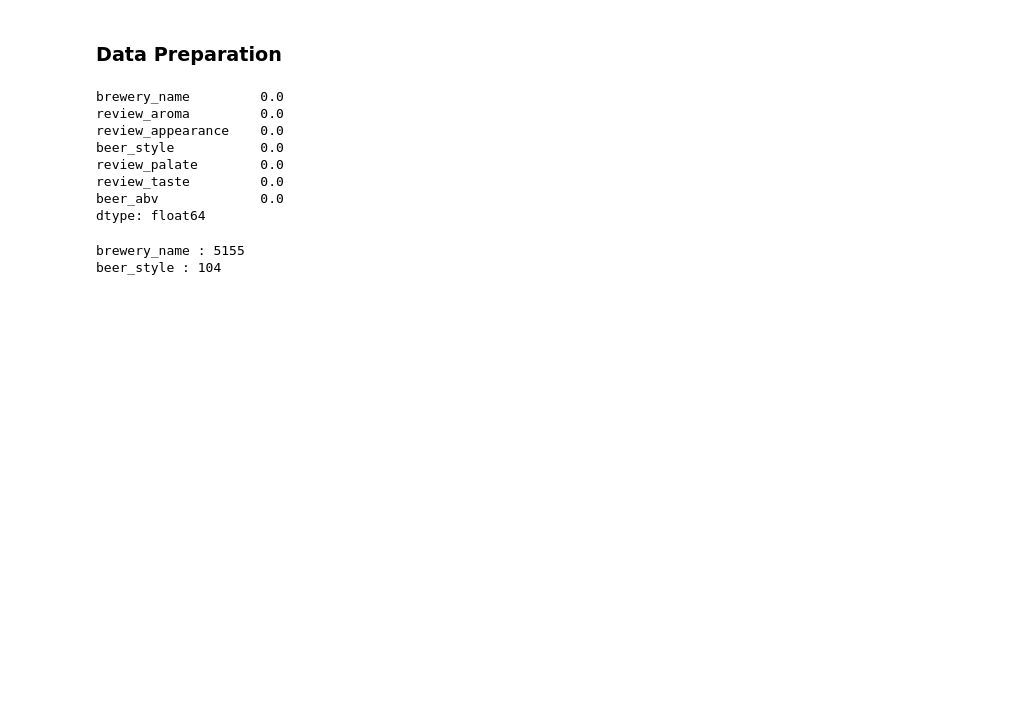
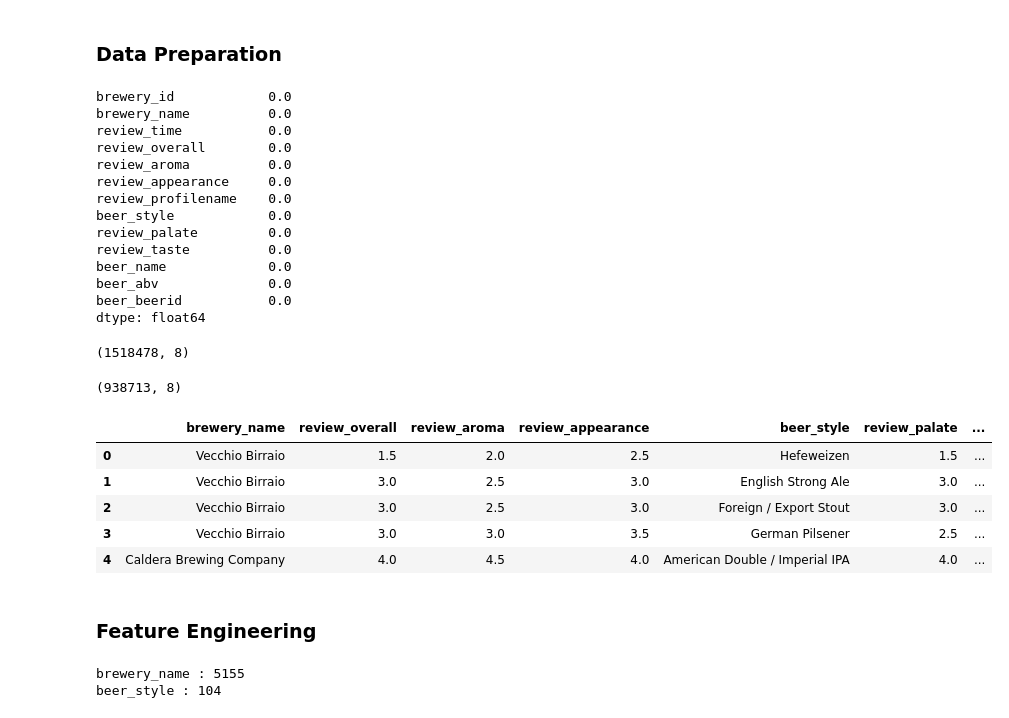
Before and after one commit to shanniemurd/adv_dsi_at_2, a Jupyter notebook: notebooks/AdvDSI_AT2.ipynb, the cells around one changed output. Saved outputs shown, nothing was run; the diff lists cells and outputs as text; code cells hidden in the pictures; blank space fills up the shorter version.

```diff
--- a/notebooks/data_prep-Copy1.ipynb
+++ b/notebooks/AdvDSI_AT2.ipynb
@@ -189,8 +192,6 @@ df['beer_style'].value_counts().plot.bar()
 ### Data Preparation
 # %%
 df_cleaned = df.copy()
-# %%
-df_cleaned = df_cleaned.loc[:,['brewery_name', 'review_aroma', 'review_appearance', 'beer_style','review_palate', 'review_taste','beer_abv']]
 # %%
 df_cleaned.drop_duplicates(inplace= True)
 df_cleaned.columns = df_cleaned.columns.str.strip()
@@ -202,14 +203,46 @@ df_cleaned.reset_index(drop=True, inplace=True)
 # %%
 df_cleaned.isnull().sum() * 100 / len(df_cleaned)
 # %% [output]
-brewery_name         0.0
-review_aroma         0.0
-review_appearance    0.0
-beer_style           0.0
-review_palate        0.0
-review_taste         0.0
-beer_abv             0.0
+brewery_id            0.0
+brewery_name          0.0
+review_time           0.0
+review_overall        0.0
+review_aroma          0.0
+review_appearance     0.0
+review_profilename    0.0
+beer_style            0.0
+review_palate         0.0
+review_taste          0.0
+beer_name             0.0
+beer_abv              0.0
+beer_beerid           0.0
 dtype: float64
+# %%
+df_cleaned = df_cleaned.loc[:,['brewery_name', 'review_overall','review_aroma', 'review_appearance', 'beer_style','review_palate', 'review_taste','beer_abv']]
+
+# removing duplicates from here provides a much much reduced dataset - possibility to explore
+# %%
+df_cleaned.shape
+# %% [output]
+(1518478, 8)
+# %%
+df_cleaned_alt = df_cleaned.copy()
+df_cleaned_alt.drop_duplicates(inplace= True)
+# %%
+df_cleaned_alt.shape
+# %% [output]
+(938713, 8)
+# %%
+df_cleaned_alt.head()
+# %% [output]
+|  | brewery_name | review_overall | review_aroma | review_appearance | beer_style | review_palate | ... |
+| 0 | Vecchio Birraio | 1.5 | 2.0 | 2.5 | Hefeweizen | 1.5 | ... |
+| 1 | Vecchio Birraio | 3.0 | 2.5 | 3.0 | English Strong Ale | 3.0 | ... |
+| 2 | Vecchio Birraio | 3.0 | 2.5 | 3.0 | Foreign / Export Stout | 3.0 | ... |
+| 3 | Vecchio Birraio | 3.0 | 3.0 | 3.5 | German Pilsener | 2.5 | ... |
+| 4 | Caldera Brewing Company | 4.0 | 4.5 | 4.0 | American Double / Imperial IPA | 4.0 | ... |
+# %% [markdown]
+### Feature Engineering
 # %%
 from sklearn.preprocessing import StandardScaler, LabelEncoder, OrdinalEncoder
 # %%
```
Also changed, not shown: parts of 22 cells of this notebook, 2 other files.
